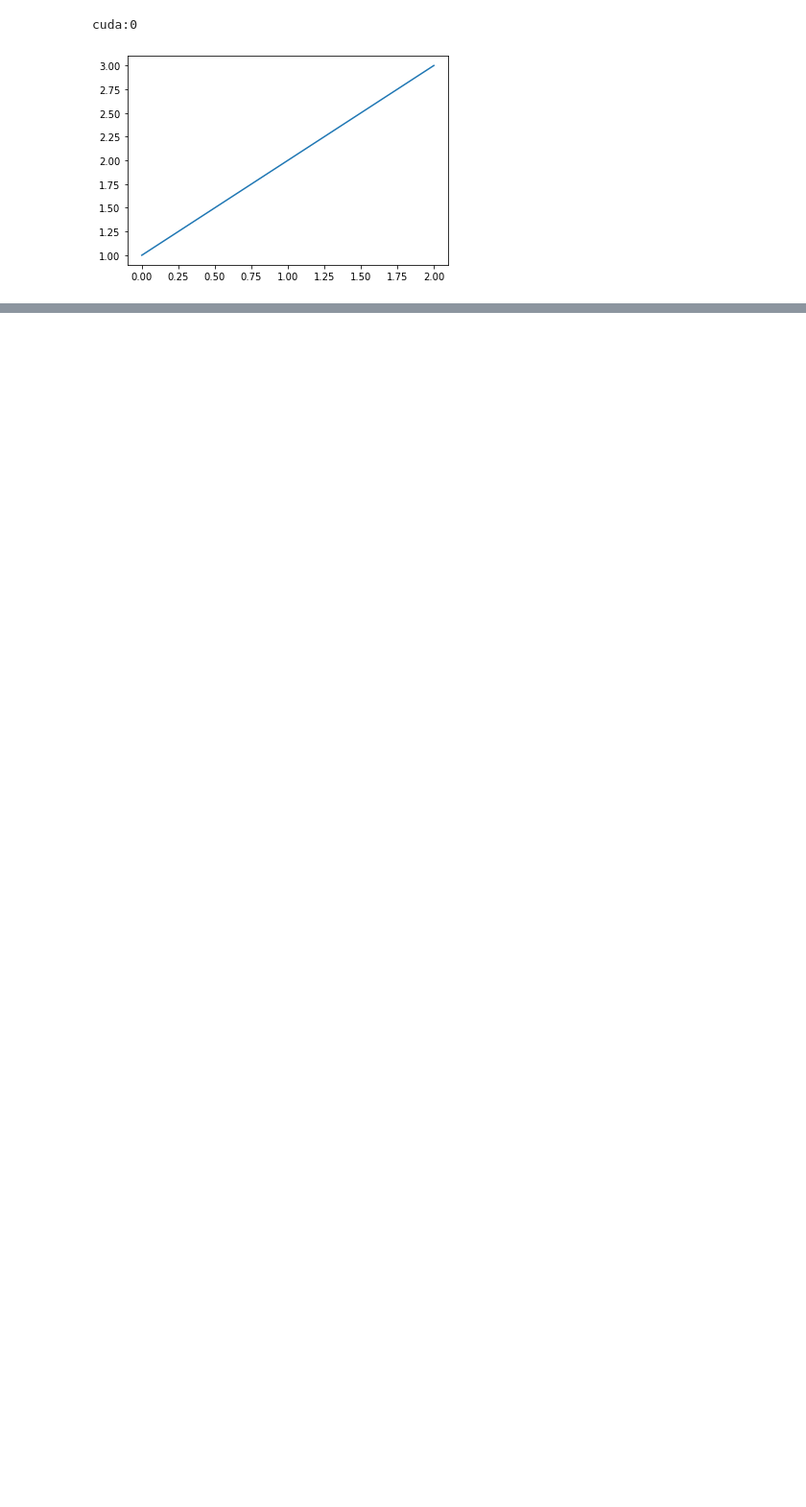
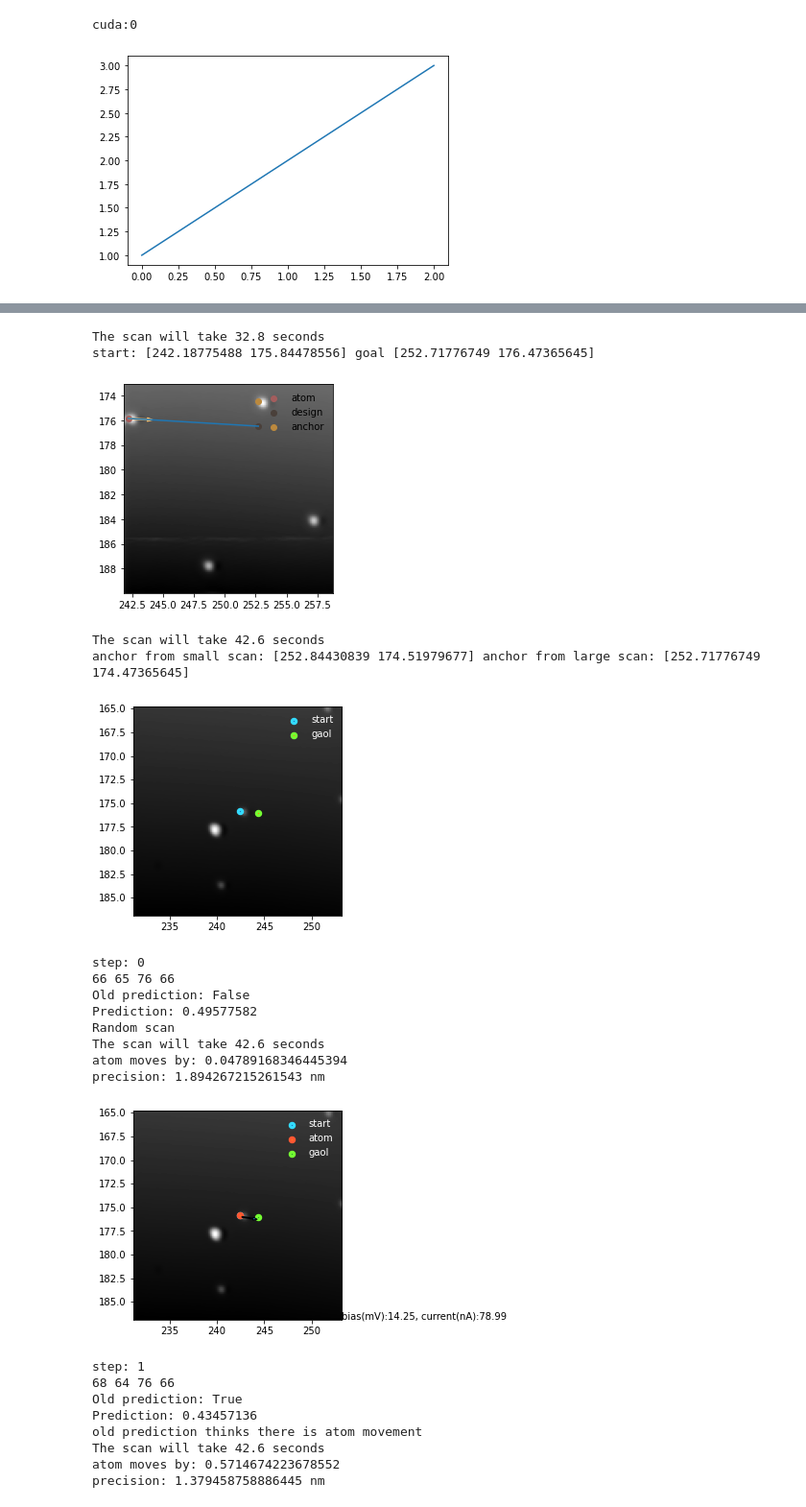
Before and after one commit to SINGROUP/Atom_manipulation_with_RL, a Jupyter notebook: multiple_atoms_building_with_relative_anchor_new.ipynb, the cells around one changed output, grey strips where cells are left out. Shown at 96% size. Saved outputs shown, nothing was run; the diff lists cells and outputs as text; code cells hidden in the pictures; blank space fills up the shorter version.

```diff
--- a/multiple_atoms_building_with_relative_anchor_new.ipynb
+++ b/multiple_atoms_building_with_relative_anchor_new.ipynb
@@ -22,8 +29,10 @@ batch_size= 64
 LEARNING_RATE = 0.0003
 agent = sac_agent(num_inputs = 4, num_actions = 6, action_space = None, device=device, hidden_size=256, lr=LEARNING_RATE,
                  gamma=0.9, tau=0.005, alpha=1)
-#agent.critic.load_state_dict(torch.load('training_4/critic_2500.pth'))
-#agent.policy.load_state_dict(torch.load('training_4/policy_2500.pth'))
-#agent.alpha = torch.load('training_4/alpha_2500.pth')
+weight_folder_name = 'C:/LocalUserData/User-data/phys-asp-lab/auto_manipulation/training_0'
+
+agent.critic.load_state_dict(torch.load('{}/_critic_2500.pth'.format(weight_folder_name)))
+agent.policy.load_state_dict(torch.load('{}/_policy_2500.pth'.format(weight_folder_name)))
+agent.alpha = torch.load('{}/_alpha_2500.pth'.format(weight_folder_name))
 episode_memory = Episode_Memory()
 # %%
@@ -52,11 +74,38 @@ succeed to connect
+# %%
+folder_name = 'C:/LocalUserData/User-data/phys-asp-lab/auto_manipulation/test_build'
 # %%
 num_steps = 10
 
 atom_chosen, design_chosen, next_destination_nm, path, anchor_chosen, offset_nm, len_nm = env.reset_large(design_nm)
-np.save(folder+'/{}_episode_img_info.npy'.format(-1),env.large_img_info)
-for i in range(num_steps):
+np.save(folder_name+'/{}_episode_img_info.npy'.format(-1),env.large_img_info)
+for i in range(0, num_steps):
     plot_large_frame(env.large_img_info, atom_chosen, design_chosen, anchor_chosen, next_destination_nm, path)
-    new_atom_position, dist_destination = RL_operation(env, agent, atom_chosen, next_destination_nm, anchor_chosen, offset_nm, len_nm)
+    new_atom_position, dist_destination = RL_operation(env, agent, atom_chosen, next_destination_nm, anchor_chosen, offset_nm, len_nm, i)
     succeed = dist_destination<env.precision_lim
     atom_chosen, design_chosen, next_destination_nm, path, anchor_chosen, offset_nm, len_nm = env.step_large(succeed, new_atom_position)
-    np.save(folder+'/{}_episode_img_info.npy'.format(i), env.large_img_info)
+
+    np.save(folder_name+'/{}_episode_img_info.npy'.format(i), env.large_img_info)
+# %% [output]
+The scan will take 32.8 seconds
+start: [242.18775488 175.84478556] goal [252.71776749 176.47365645]
+[figure, added]
+The scan will take 42.6 seconds
+anchor from small scan: [252.84430839 174.51979677] anchor from large scan: [252.71776749 174.47365645]
+[figure, added]
+step: 0
+66 65 76 66
+Old prediction: False
+Prediction: 0.49577582
+Random scan
+The scan will take 42.6 seconds
+atom moves by: 0.04789168346445394
+precision: 1.894267215261543 nm
+[figure, added]
+step: 1
+68 64 76 66
+Old prediction: True
+Prediction: 0.43457136
+old prediction thinks there is atom movement
+The scan will take 42.6 seconds
+atom moves by: 0.5714674223678552
+precision: 1.379458758886445 nm
```
Also changed, not shown: parts of 15 cells of this notebook, 4 other files.
